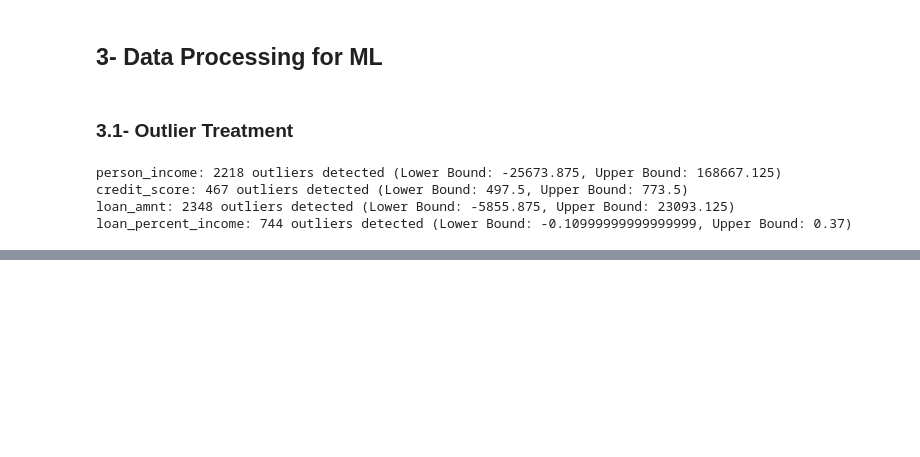
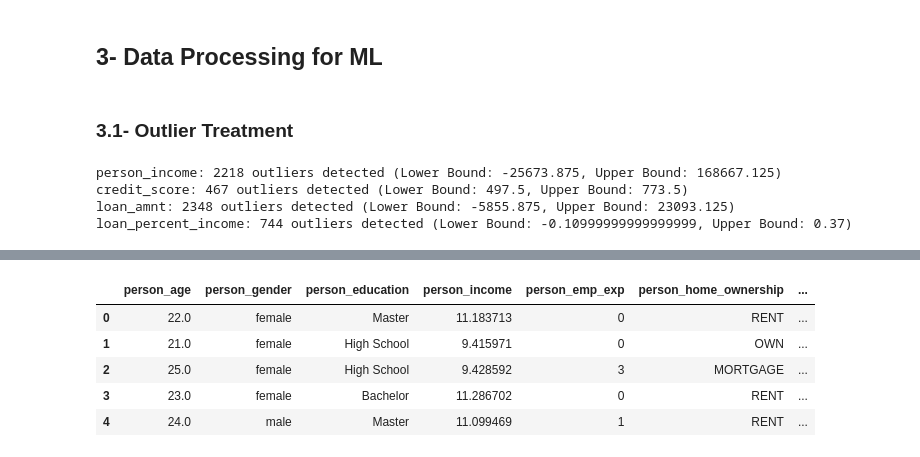
Before and after one commit to khan-asim-88/Loan-Approval-Prediction-Using-Machine-Learning, a Jupyter notebook: Loan_Approval_Prediction.ipynb, the cells around one changed output, grey strips where cells are left out. Cells and saved outputs as stored; diff of their text form; code cells hidden in the pictures; blank space fills up the shorter version.

```diff
--- a/Loan_Approval_Prediction.ipynb
+++ b/Loan_Approval_Prediction.ipynb
@@ -473,0 +505,9 @@ loan_percent_income: 744 outliers detected (Lower Bound: -0.10999999999999999, U
+# %%
+loan_data_processing.head()
+# %% [output]
+|  | person_age | person_gender | person_education | person_income | person_emp_exp | person_home_ownership | ... |
+| 0 | 22.0 | female | Master | 11.183713 | 0 | RENT | ... |
+| 1 | 21.0 | female | High School | 9.415971 | 0 | OWN | ... |
+| 2 | 25.0 | female | High School | 9.428592 | 3 | MORTGAGE | ... |
+| 3 | 23.0 | female | Bachelor | 11.286702 | 0 | RENT | ... |
+| 4 | 24.0 | male | Master | 11.099469 | 1 | RENT | ... |
```
Also changed, not shown: parts of 10 cells of this notebook.
